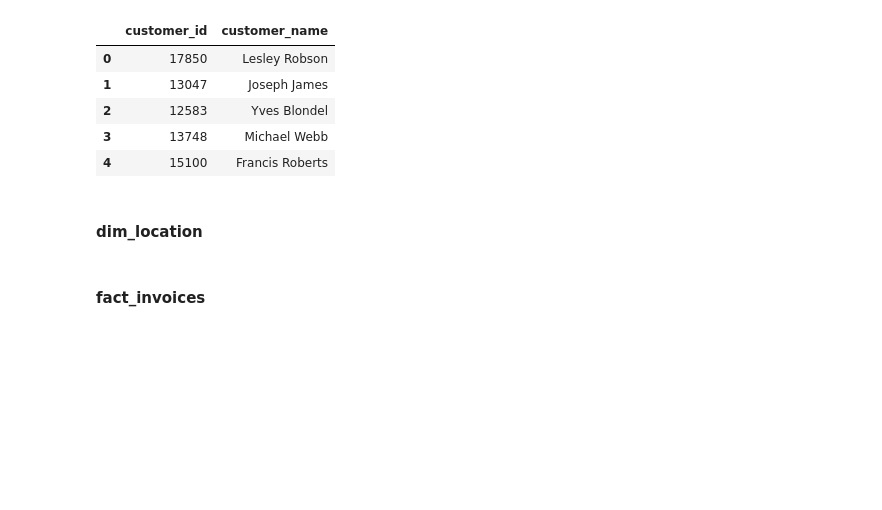
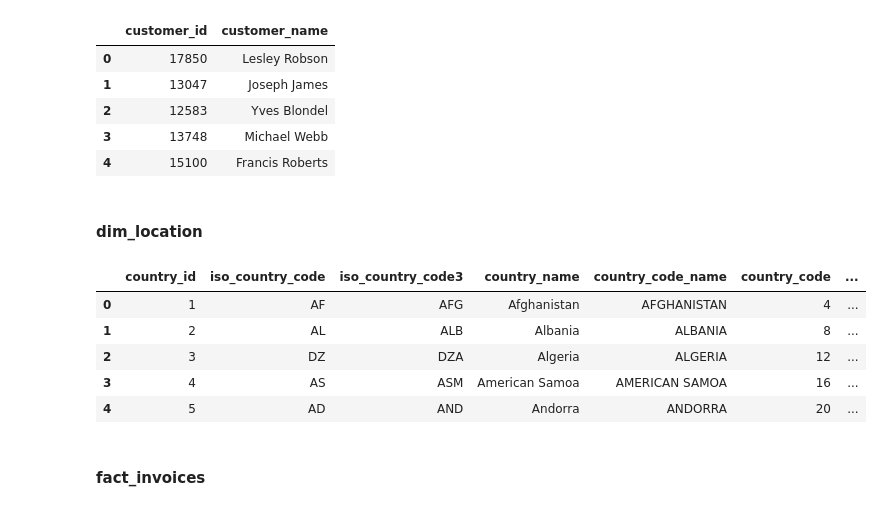
Before and after one commit to EAlmazanG/e2e-shop-pipedash, a Jupyter notebook: notebooks/prepare_data.ipynb, the cells around one changed output. Cells and saved outputs as stored; diff of their text form; code cells hidden in the pictures; blank space fills up the shorter version.

Commit message:
add dim location

```diff
--- a/notebooks/prepare_data.ipynb
+++ b/notebooks/prepare_data.ipynb
@@ -480,6 +480,69 @@ display(dim_customers.head())
 | 4 | 15100 | Francis Roberts |
 # %% [markdown]
 #### dim_location
+# %%
+country_data = {
+    'country_id': [1, 2, 3, 4, 5, 6, 7, 8, 9, 10, 11, 12, 13, 14, 15, 16, 17, 18, 19, 20,
+           21, 22, 23, 24, 25, 26, 27, 28, 29, 30, 31, 32, 33, 34, 35, 36, 37,
+           38, 39, 40, 41, 42, 43, 44, 45, 46, 47, 48, 49, 50],
+    'iso_country_code': ['AF', 'AL', 'DZ', 'AS', 'AD', 'AO', 'AI', 'AQ', 'AG', 'AR', 'AM',
+            'AW', 'AU', 'AT', 'AZ', 'BS', 'BH', 'BD', 'BB', 'BY', 'BE', 'BZ',
+            'BJ', 'BM', 'BT', 'BO', 'BA', 'BW', 'BV', 'BR', 'IO', 'BN', 'BG',
+            'BF', 'BI', 'KH', 'CM', 'CA', 'CV', 'KY', 'CF', 'TD', 'CL', 'CN',
+            'CX', 'CC', 'CO', 'KM', 'CG', 'CD'],
+    'country_code_name': ['AFGHANISTAN', 'ALBANIA', 'ALGERIA', 'AMERICAN SAMOA', 'ANDORRA',
+             'ANGOLA', 'ANGUILLA', 'ANTARCTICA', 'ANTIGUA AND BARBUDA', 'ARGENTINA',
+             'ARMENIA', 'ARUBA', 'AUSTRALIA', 'AUSTRIA', 'AZERBAIJAN', 'BAHAMAS',
+             'BAHRAIN', 'BANGLADESH', 'BARBADOS', 'BELARUS', 'BELGIUM', 'BELIZE',
+             'BENIN', 'BERMUDA', 'BHUTAN', 'BOLIVIA', 'BOSNIA AND HERZEGOVINA',
+             'BOTSWANA', 'BOUVET ISLAND', 'BRAZIL', 'BRITISH INDIAN OCEAN TERRITORY',
+             'BRUNEI DARUSSALAM', 'BULGARIA', 'BURKINA FASO', 'BURUNDI', 'CAMBODIA',
+             'CAMEROON', 'CANADA', 'CAPE VERDE', 'CAYMAN ISLANDS', 'CENTRAL AFRICAN REPUBLIC',
+             'CHAD', 'CHILE', 'CHINA', 'CHRISTMAS ISLAND', 'COCOS (KEELING) ISLANDS',
+             'COLOMBIA', 'COMOROS', 'CONGO', 'CONGO, THE DEMOCRATIC REPUBLIC OF THE'],
+    'country_name': ['Afghanistan', 'Albania', 'Algeria', 'American Samoa', 'Andorra',
+                 'Angola', 'Anguilla', 'Antarctica', 'Antigua and Barbuda', 'Argentina',
+                 'Armenia', 'Aruba', 'Australia', 'Austria', 'Azerbaijan', 'Bahamas',
+                 'Bahrain', 'Bangladesh', 'Barbados', 'Belarus', 'Belgium', 'Belize',
+                 'Benin', 'Bermuda', 'Bhutan', 'Bolivia', 'Bosnia and Herzegovina',
+                 'Botswana', 'Bouvet Island', 'Brazil', 'British Indian Ocean Territory',
+                 'Brunei Darussalam', 'Bulgaria', 'Burkina Faso', 'Burundi', 'Cambodia',
+                 'Cameroon', 'Canada', 'Cape Verde', 'Cayman Islands', 'Central African Republic',
+                 'Chad', 'Chile', 'China', 'Christmas Island', 'Cocos (Keeling) Islands',
+                 'Colombia', 'Comoros', 'Congo', 'Congo, the Democratic Republic of the'],
+    'iso_country_code3': ['AFG', 'ALB', 'DZA', 'ASM', 'AND', 'AGO', 'AIA', None, 'ATG', 'ARG', 'ARM',
+             'ABW', 'AUS', 'AUT', 'AZE', 'BHS', 'BHR', 'BGD', 'BRB', 'BLR', 'BEL', 'BLZ',
+             'BEN', 'BMU', 'BTN', 'BOL', 'BIH', 'BWA', None, 'BRA', None, 'BRN', 'BGR',
+             'BFA', 'BDI', 'KHM', 'CMR', 'CAN', 'CPV', 'CYM', 'CAF', 'TCD', 'CHL', 'CHN',
+             None, None, 'COL', 'COM', 'COG', 'COD'],
+    'country_code': [4, 8, 12, 16, 20, 24, 660, None, 28, 32, 51, 533, 36, 40, 31, 44, 48, 50,
+                52, 112, 56, 84, 204, 60, 64, 68, 70, 72, None, 76, None, 96, 100, 854, 108,
+                116, 120, 124, 132, 136, 140, 148, 152, 156, None, None, 170, 174, 178, 180],
+    'phone_code': [93, 355, 213, 1684, 376, 244, 1264, 0, 1268, 54, 374, 297, 61, 43, 994,
+                  1242, 973, 880, 1246, 375, 32, 501, 229, 1441, 975, 591, 387, 267, 0, 55,
+                  246, 673, 359, 226, 257, 855, 237, 1, 238, 1345, 236, 235, 56, 86, 61, 672,
+                  57, 269, 242, 242]
+}
+
+dim_location = pd.DataFrame(country_data)
+
+dim_location['country_id'] = dim_location['country_id'].astype('Int64')
+dim_location['iso_country_code'] = dim_location['iso_country_code'].astype(str)
+dim_location['iso_country_code3'] = dim_location['iso_country_code3'].astype(str)
+dim_location['country_name'] = dim_location['country_name'].astype(str)
+dim_location['country_code_name'] = dim_location['country_code_name'].astype(str)
+dim_location['country_code'] = dim_location['country_code'].astype('Int64')
+dim_location['phone_code'] = dim_location['phone_code'].astype('Int64')
+
+dim_location = dim_location[['country_id','iso_country_code', 'iso_country_code3', 'country_name', 'country_code_name', 'country_code','phone_code']]
+display(dim_location.head())
+# %% [output]
+|  | country_id | iso_country_code | iso_country_code3 | country_name | country_code_name | country_code | ... |
+| 0 | 1 | AF | AFG | Afghanistan | AFGHANISTAN | 4 | ... |
+| 1 | 2 | AL | ALB | Albania | ALBANIA | 8 | ... |
+| 2 | 3 | DZ | DZA | Algeria | ALGERIA | 12 | ... |
+| 3 | 4 | AS | ASM | American Samoa | AMERICAN SAMOA | 16 | ... |
+| 4 | 5 | AD | AND | Andorra | ANDORRA | 20 | ... |
 # %% [markdown]
 #### fact_invoices
 # %% [markdown]
```
